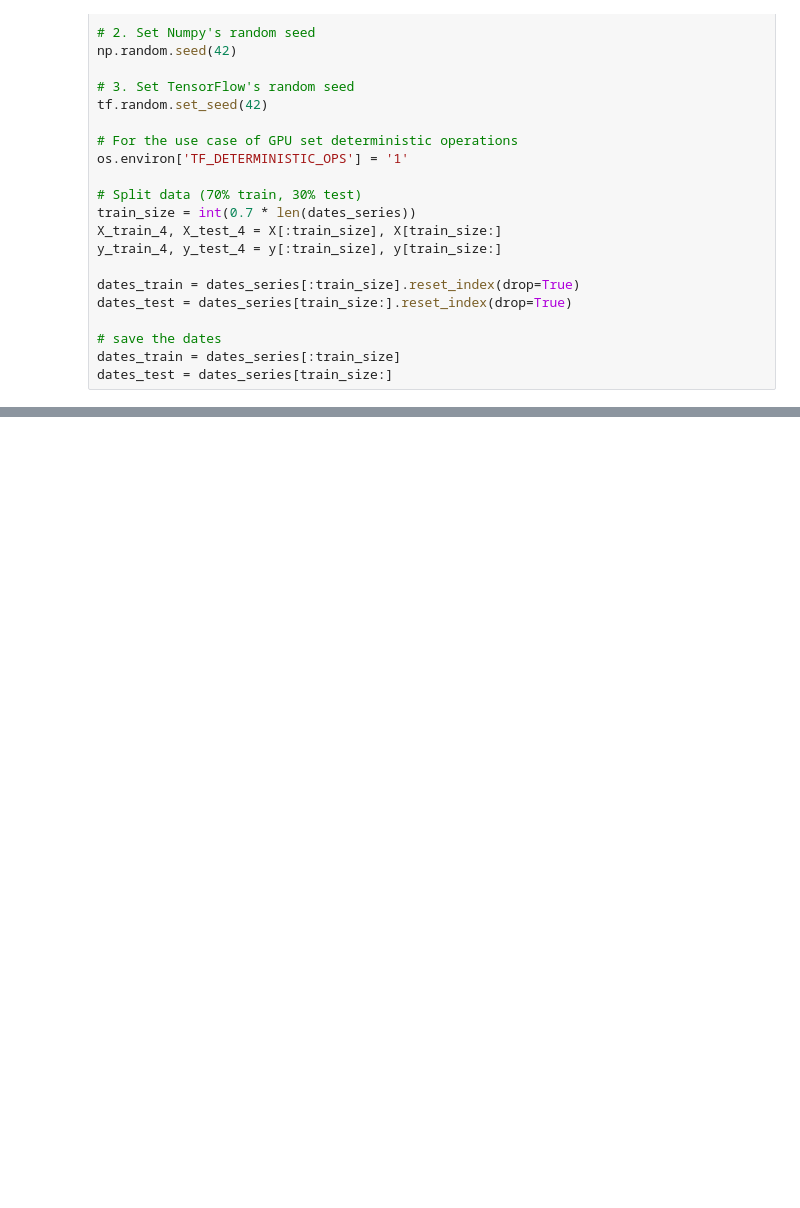
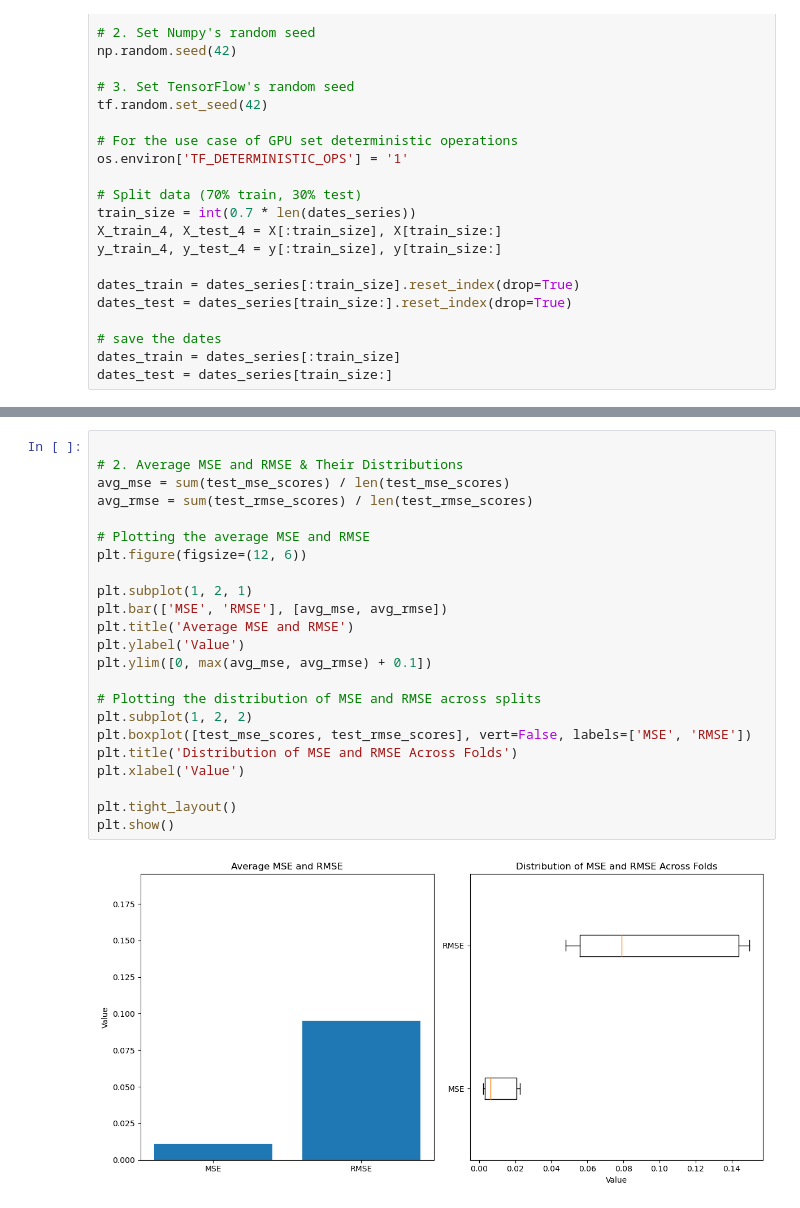
Before and after one commit to OzodbekOzodov/ecb-speeches, a Jupyter notebook: data_preprocessing.ipynb, the cells around one changed output, grey strips where cells are left out. Drawn from its saved outputs; the diff is of its cells as text; blank space fills up the shorter version.

```diff
--- a/data_preprocessing.ipynb
+++ b/data_preprocessing.ipynb
@@ -2275,0 +2368,25 @@ plt.show()
+# %%
+
+# 2. Average MSE and RMSE & Their Distributions
+avg_mse = sum(test_mse_scores) / len(test_mse_scores)
+avg_rmse = sum(test_rmse_scores) / len(test_rmse_scores)
+
+# Plotting the average MSE and RMSE
+plt.figure(figsize=(12, 6))
+
+plt.subplot(1, 2, 1)
+plt.bar(['MSE', 'RMSE'], [avg_mse, avg_rmse])
+plt.title('Average MSE and RMSE')
+plt.ylabel('Value')
+plt.ylim([0, max(avg_mse, avg_rmse) + 0.1])
+
+# Plotting the distribution of MSE and RMSE across splits
+plt.subplot(1, 2, 2)
+plt.boxplot([test_mse_scores, test_rmse_scores], vert=False, labels=['MSE', 'RMSE'])
+plt.title('Distribution of MSE and RMSE Across Folds')
+plt.xlabel('Value')
+
+plt.tight_layout()
+plt.show()
+# %% [output]
+[figure, added]
```
Also changed, not shown: parts of 35 cells of this notebook, 1 other file.
